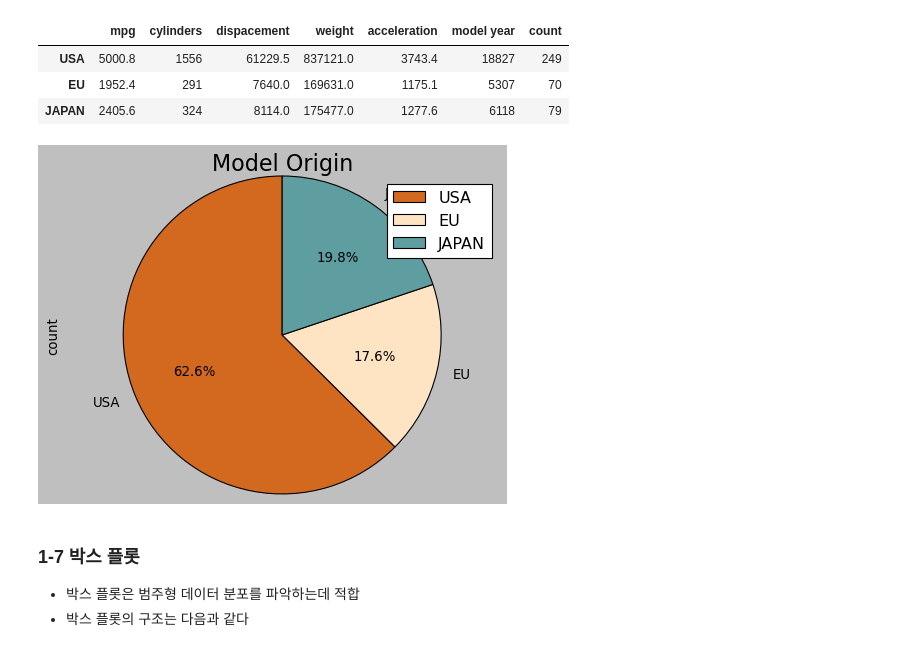
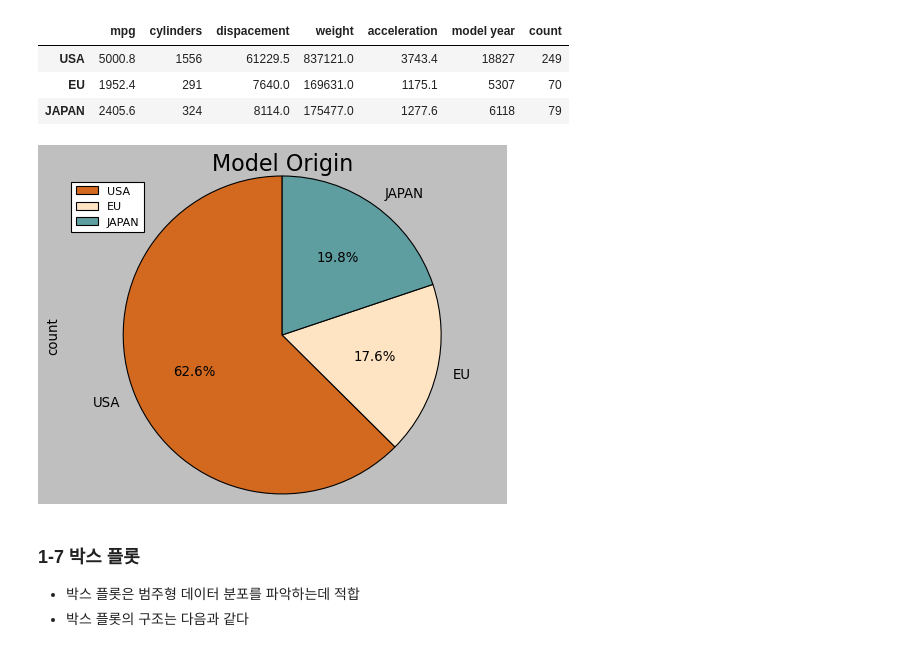
Before and after one commit to UICHANLEE/2023_DataScience, a Jupyter notebook: 판다스/4장 시각화 도구.ipynb, the cells around one changed output. Cells and saved outputs as stored; diff of their text form; code cells hidden in the pictures.

```diff
--- a/판다스/4장 시각화 도구.ipynb
+++ b/판다스/4장 시각화 도구.ipynb
@@ -721,16 +721,16 @@ df_origin
 # %%
 df_origin['count'].plot(kind = 'pie',
                        figsize = (7, 5),
                        autopct = '%1.1f%%', # 소수점 첫째자리까지 사용
                        startangle = 90, # 파이조각을 나누는 시작점 (각도표시)
                        colors = ['chocolate', 'bisque', 'cadetblue'])
 
 plt.title('Model Origin', size = 20)
 plt.axis('equal')
-plt.legend(labels = df_origin.index, loc = 'upper right')
+plt.legend(labels = df_origin.index, fontsize = 10, loc = 'upper left')
 plt.show()
 # %% [output]
-[figure, old version]
+[figure, new version]
 # %% [markdown]
 ### 1-7 박스 플롯
 - 박스 플롯은 범주형 데이터 분포를 파악하는데 적합
```
Also changed, not shown: parts of 47 cells of this notebook, 1 other file.
